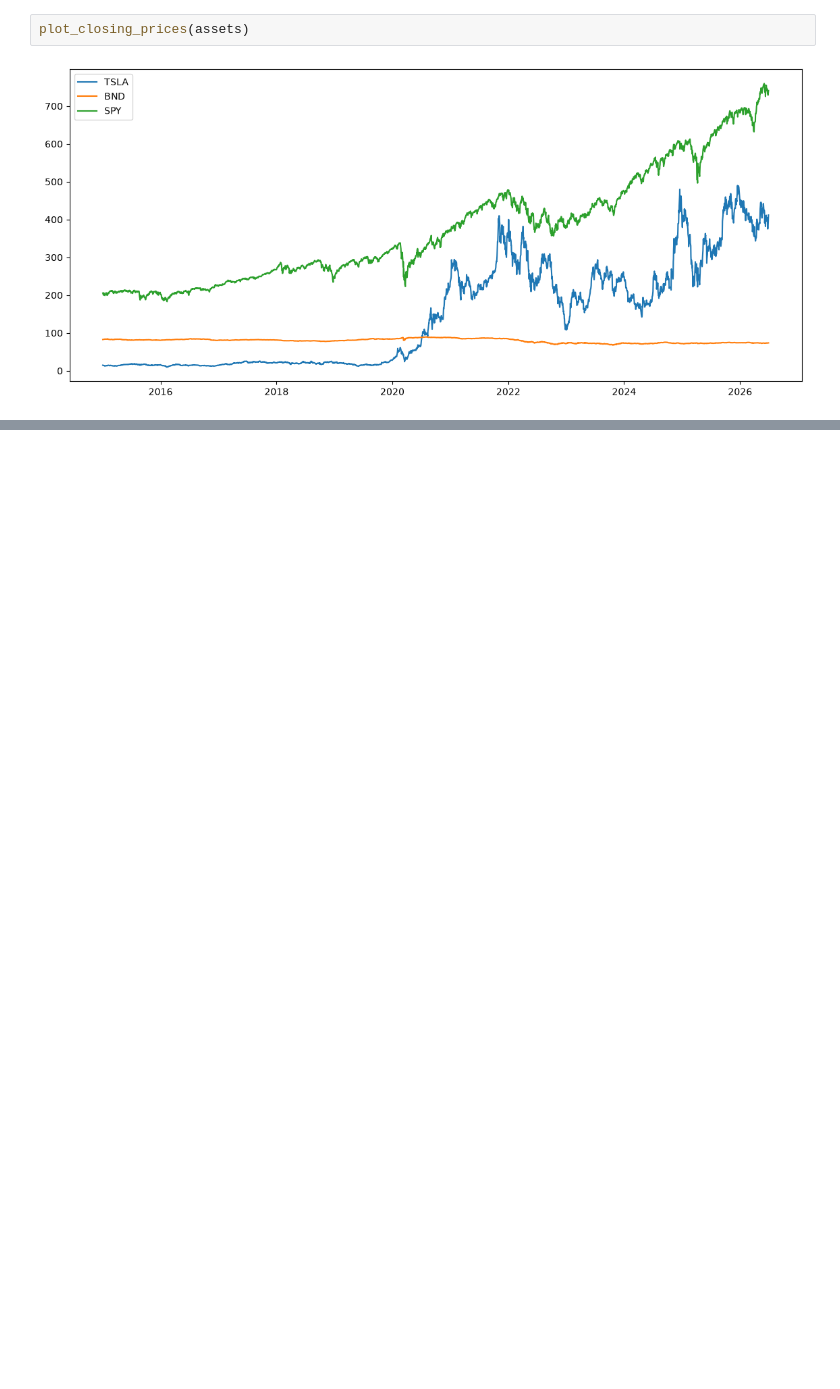
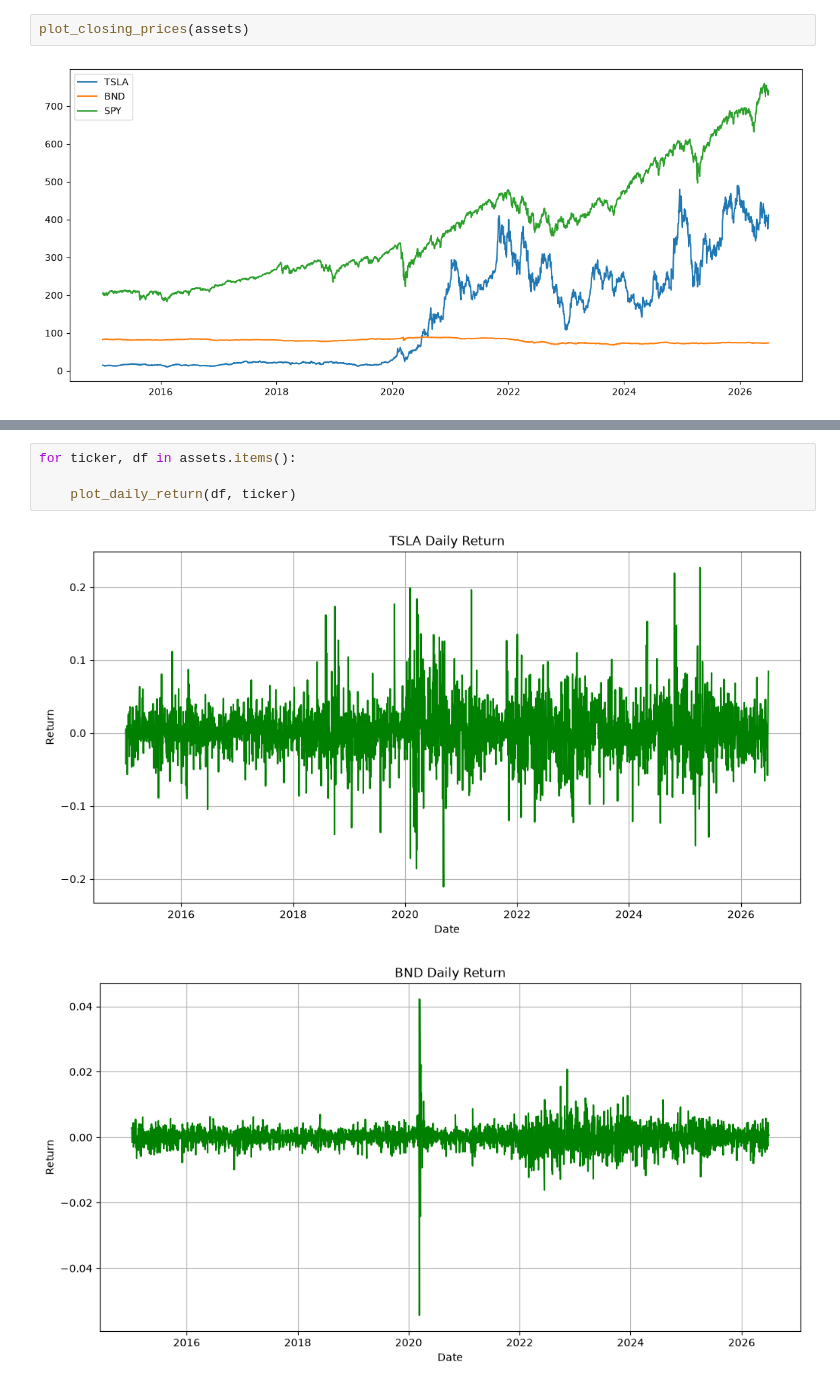
Before and after one commit to edent4313-star/portfolio-optimization, a Jupyter notebook: notebooks/01_Data_Collection_EDA.ipynb, the cells around one changed output, grey strips where cells are left out. Saved outputs shown, nothing was run; the diff lists cells and outputs as text; blank space fills up the shorter version.

```diff
--- a/notebooks/01_Data_Collection_EDA.ipynb
+++ b/notebooks/01_Data_Collection_EDA.ipynb
@@ -165,0 +253,7 @@ NameError: name 'calculate_var' is not defined
+# %%
+for ticker, df in assets.items():
+
+    plot_daily_return(df, ticker)
+# %% [output]
+[figure, added]
+[figure, added]
```
Also changed, not shown: parts of 17 cells of this notebook, 14 other files.
